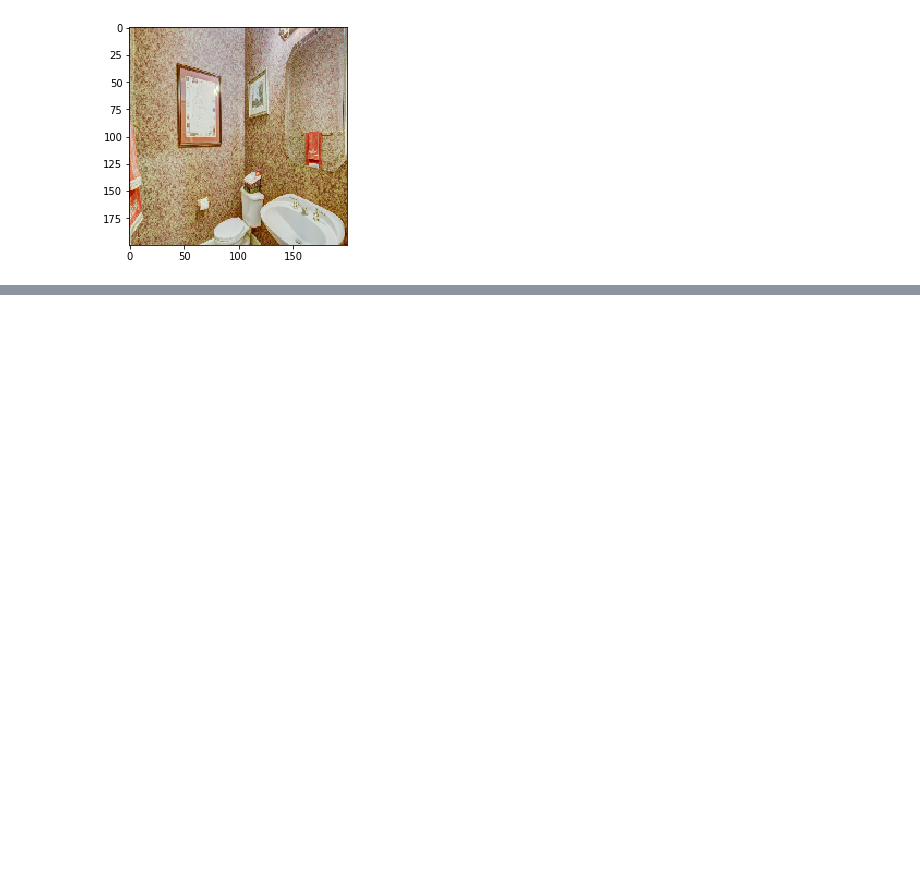
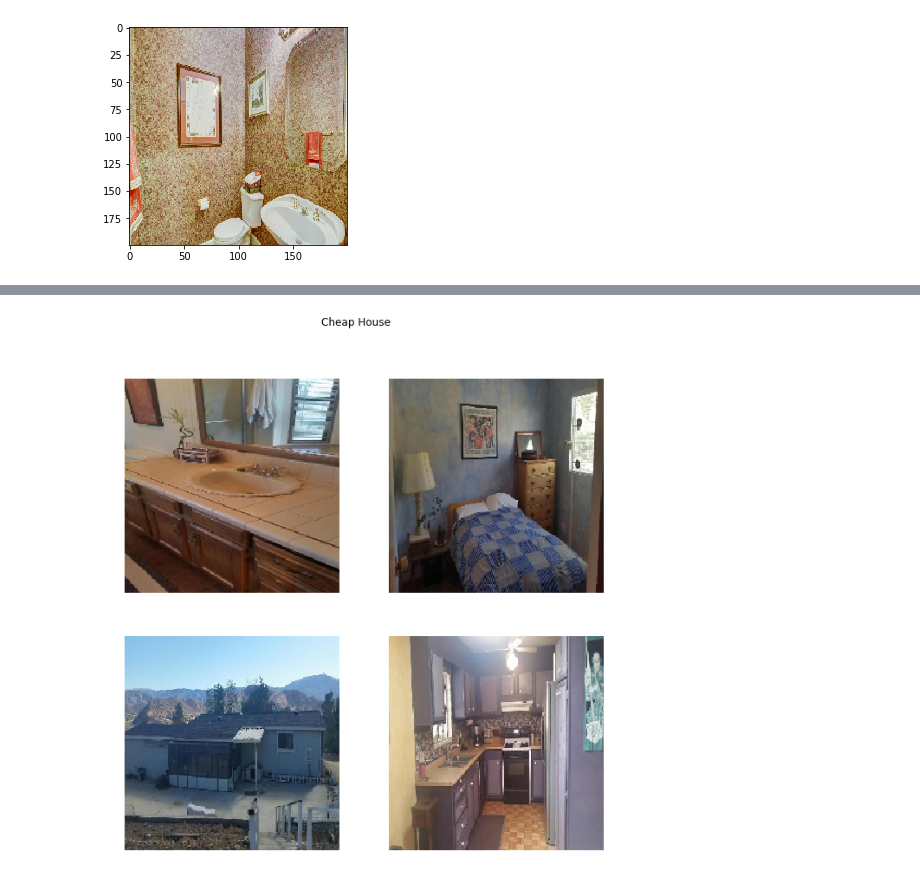
Before and after one commit to zhenhua-wang/Capsule-Network-for-House-Price-Prediction, a Jupyter notebook: MergeModelWithzipClass.ipynb, the cells around one changed output, grey strips where cells are left out. Cells and saved outputs as stored; diff of their text form; code cells hidden in the pictures; blank space fills up the shorter version.

```diff
--- a/MergeModelWithzipClass.ipynb
+++ b/MergeModelWithzipClass.ipynb
@@ -295,0 +330,4 @@ threshold:  0.07016027
+# %%
+plot_house(4, "Cheap House")
+# %% [output]
+[figure, added]
```
Also changed, not shown: parts of 8 cells of this notebook.
